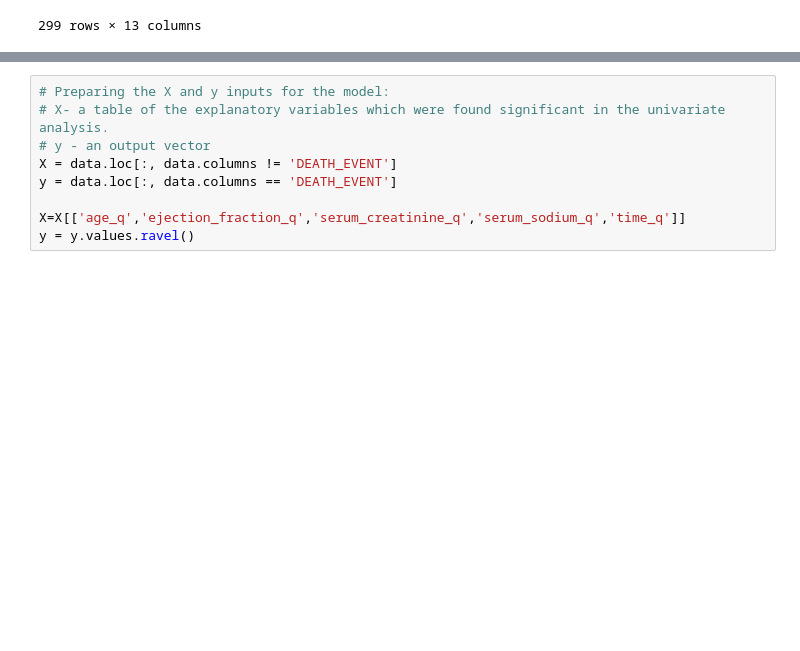
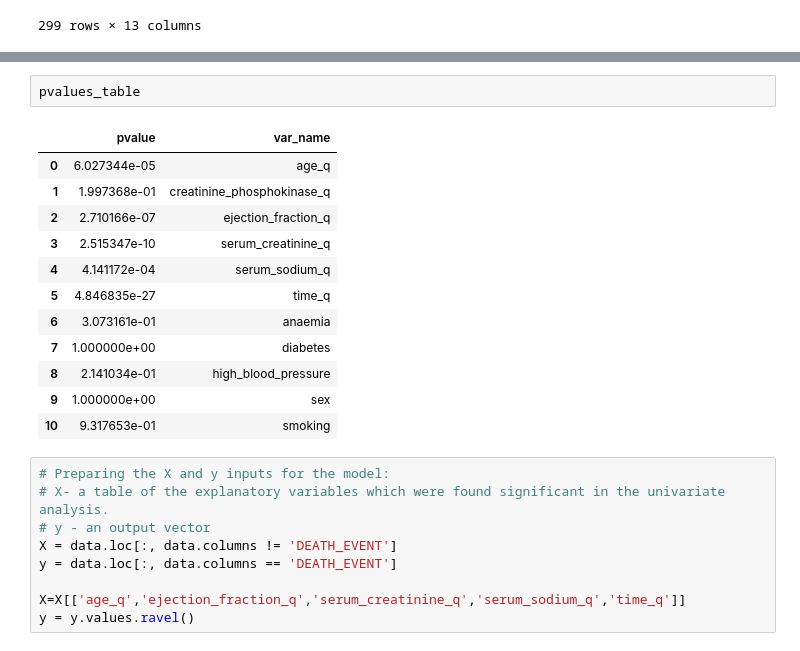
Before and after one commit to liatwulffhart/Clinical-data-project, a Jupyter notebook: clinical_data_project.ipynb, the cells around one changed output, grey strips where cells are left out. Drawn from its saved outputs; the diff is of its cells as text; blank space fills up the shorter version.

```diff
--- a/clinical_data_project.ipynb
+++ b/clinical_data_project.ipynb
@@ -99,3 +112,18 @@ print(pvalues_table)
+# %%
+pvalues_table
+# %% [output]
+|  | pvalue | var_name |
+| 0 | 6.027344e-05 | age_q |
+| 1 | 1.997368e-01 | creatinine_phosphokinase_q |
+| 2 | 2.710166e-07 | ejection_fraction_q |
+| 3 | 2.515347e-10 | serum_creatinine_q |
+| 4 | 4.141172e-04 | serum_sodium_q |
+| 5 | 4.846835e-27 | time_q |
+| 6 | 3.073161e-01 | anaemia |
+| 7 | 1.000000e+00 | diabetes |
+| 8 | 2.141034e-01 | high_blood_pressure |
+| 9 | 1.000000e+00 | sex |
+| 10 | 9.317653e-01 | smoking |
 # %%
 # Preparing the X and y inputs for the model:
 # X- a table of the explanatory variables which were found significant in the univariate analysis.
```
Also changed, not shown: parts of 14 cells of this notebook.
